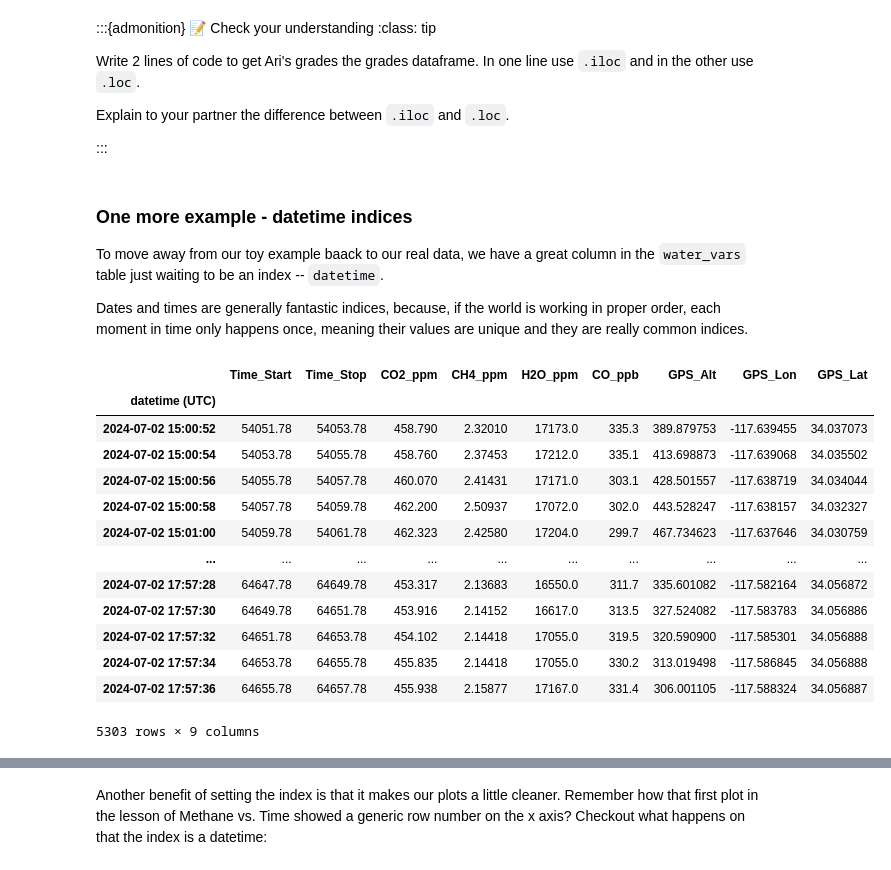
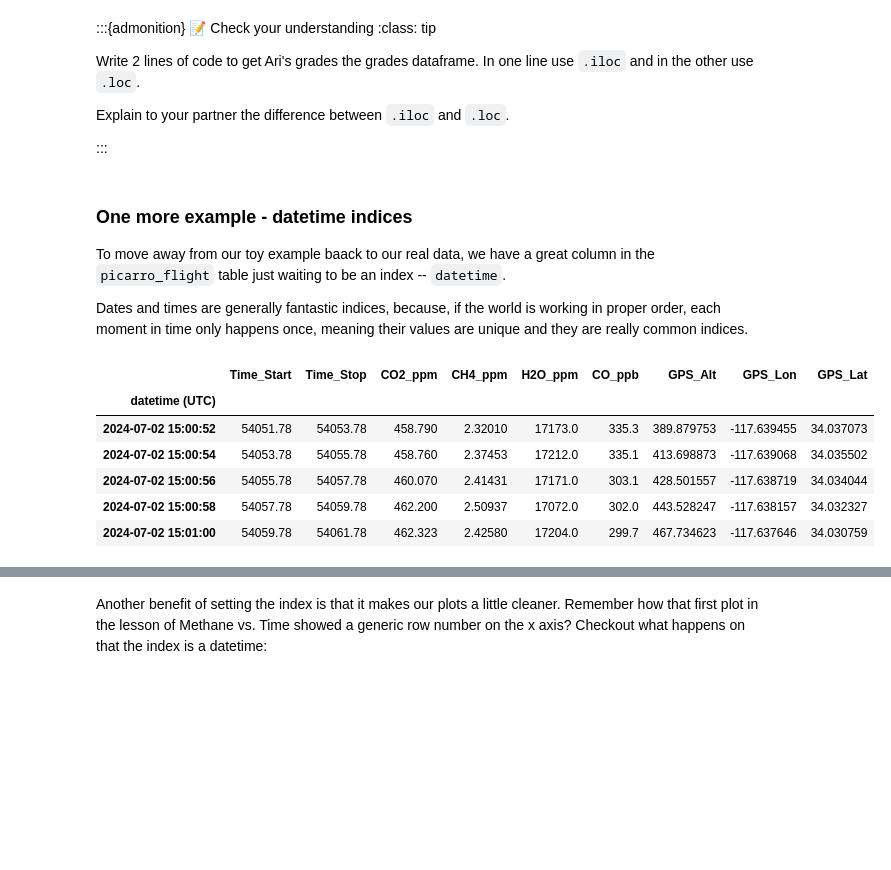
Before and after one commit to NASA-SARP/sarp_lessons, a Jupyter notebook: sarp_lessons/1_python_progression/2-tabular_data/2-2_filtering_indexes.ipynb, the cells around one changed output, grey strips where cells are left out. Saved outputs shown, nothing was run; the diff lists cells and outputs as text; code cells hidden in the pictures; blank space fills up the shorter version.

```diff
--- a/sarp_lessons/1_python_progression/2-tabular_data/2-2_filtering_indexes.ipynb
+++ b/sarp_lessons/1_python_progression/2-tabular_data/2-2_filtering_indexes.ipynb
@@ -180,6 +180,8 @@ picarro_flight.insert(0, 'datetime (UTC)', picarro_flight.apply(
     lambda row: datetime(2024, 7, 2) + timedelta(seconds=round(row['Time_Start'])),
     axis=1
 ))
+# Remove spaces from the beginning of column names
+picarro_flight.columns = picarro_flight.columns.str.lstrip()
 # %% [markdown]
 The cleaned data:
 # %%
@@ -489,28 +434,21 @@ Explain to your partner the difference between `.iloc` and `.loc`.
 # %% [markdown]
 ### One more example - datetime indices
 
-To move away from our toy example baack to our real data, we have a great column in the `water_vars` table just waiting to be an index -- `datetime`.
+To move away from our toy example baack to our real data, we have a great column in the `picarro_flight` table just waiting to be an index -- `datetime`.
 
 Dates and times are generally fantastic indices, because, if the world is working in proper order, each moment in time only happens once, meaning their values are unique and they are really common indices.
 # %%
 picarro_flight = picarro_flight.set_index('datetime (UTC)')
 # %%
-picarro_flight
+picarro_flight.head()
 # %% [output]
 |  | Time_Start | Time_Stop | CO2_ppm | CH4_ppm | H2O_ppm | CO_ppb | GPS_Alt | GPS_Lon | GPS_Lat |
 | datetime (UTC) |  |  |  |  |  |  |  |  |  |
 | 2024-07-02 15:00:52 | 54051.78 | 54053.78 | 458.790 | 2.32010 | 17173.0 | 335.3 | 389.879753 | -117.639455 | 34.037073 |
 | 2024-07-02 15:00:54 | 54053.78 | 54055.78 | 458.760 | 2.37453 | 17212.0 | 335.1 | 413.698873 | -117.639068 | 34.035502 |
 | 2024-07-02 15:00:56 | 54055.78 | 54057.78 | 460.070 | 2.41431 | 17171.0 | 303.1 | 428.501557 | -117.638719 | 34.034044 |
 | 2024-07-02 15:00:58 | 54057.78 | 54059.78 | 462.200 | 2.50937 | 17072.0 | 302.0 | 443.528247 | -117.638157 | 34.032327 |
 | 2024-07-02 15:01:00 | 54059.78 | 54061.78 | 462.323 | 2.42580 | 17204.0 | 299.7 | 467.734623 | -117.637646 | 34.030759 |
-| ... | ... | ... | ... | ... | ... | ... | ... | ... | ... |
-| 2024-07-02 17:57:28 | 64647.78 | 64649.78 | 453.317 | 2.13683 | 16550.0 | 311.7 | 335.601082 | -117.582164 | 34.056872 |
-| 2024-07-02 17:57:30 | 64649.78 | 64651.78 | 453.916 | 2.14152 | 16617.0 | 313.5 | 327.524082 | -117.583783 | 34.056886 |
-| 2024-07-02 17:57:32 | 64651.78 | 64653.78 | 454.102 | 2.14418 | 17055.0 | 319.5 | 320.590900 | -117.585301 | 34.056888 |
-| 2024-07-02 17:57:34 | 64653.78 | 64655.78 | 455.835 | 2.14418 | 17055.0 | 330.2 | 313.019498 | -117.586845 | 34.056888 |
-| 2024-07-02 17:57:36 | 64655.78 | 64657.78 | 455.938 | 2.15877 | 17167.0 | 331.4 | 306.001105 | -117.588324 | 34.056887 |
-5303 rows × 9 columns
 # %%
 picarro_flight.loc['2024-07-02 15:00:56']
 # %% [output]
```
Also changed, not shown: parts of 19 cells of this notebook, 3 other files.
